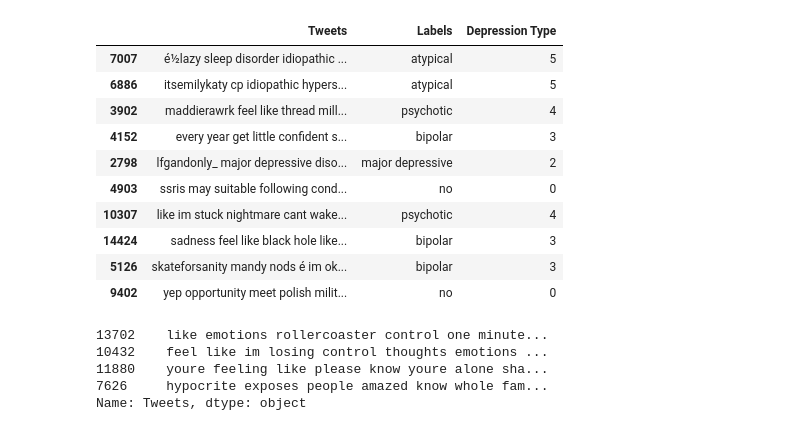
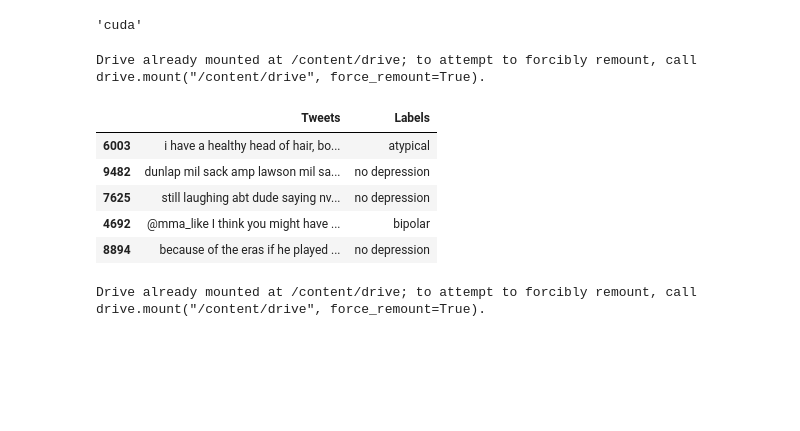
Before and after one commit to shrimpeu/AI-Final-Project, a Jupyter notebook: BERT.ipynb, the cells around one changed output. Saved outputs shown, nothing was run; the diff lists cells and outputs as text; code cells hidden in the pictures; blank space fills up the shorter version.

```diff
--- a/BERT.ipynb
+++ b/BERT.ipynb
@@ -131,35 +0,0 @@ Name: count, dtype: int64
-# %%
-label_mapping = {
-    'no': 0,
-    'postpartum': 1,
-    'major depressive': 2,
-    'bipolar': 3,
-    'psychotic': 4,
-    'atypical': 5
-}
-
-df_balanced['Depression Type'] = df_balanced['Labels'].apply(lambda x: label_mapping[x])
-df_balanced.sample(10)
-# %% [output]
-|  | Tweets | Labels | Depression Type |
-| 7007 | é½lazy sleep disorder idiopathic ... | atypical | 5 |
-| 6886 | itsemilykaty cp idiopathic hypers... | atypical | 5 |
-| 3902 | maddierawrk feel like thread mill... | psychotic | 4 |
-| 4152 | every year get little confident s... | bipolar | 3 |
-| 2798 | lfgandonly_ major depressive diso... | major depressive | 2 |
-| 4903 | ssris may suitable following cond... | no | 0 |
-| 10307 | like im stuck nightmare cant wake... | psychotic | 4 |
-| 14424 | sadness feel like black hole like... | bipolar | 3 |
-| 5126 | skateforsanity mandy nods é im ok... | bipolar | 3 |
-| 9402 | yep opportunity meet polish milit... | no | 0 |
-# %%
-from sklearn.model_selection import train_test_split
-
-X_train, X_test, y_train, y_test = train_test_split(df_balanced['Tweets'], df_balanced['Depression Type'], stratify=df_balanced['Depression Type'])
-X_train.head(4)
-# %% [output]
-13702    like emotions rollercoaster control one minute...
-10432    feel like im losing control thoughts emotions ...
-11880    youre feeling like please know youre alone sha...
-7626     hypocrite exposes people amazed know whole fam...
-Name: Tweets, dtype: object
@@ -165,0 +17,41 @@ Name: Tweets, dtype: object
+# %%
+from torch import cuda
+device = 'cuda' if cuda.is_available() else 'cpu'
+device
+# %% [output]
+'cuda'
+# %%
+drive.mount('/content/drive')
+
+# Set the file path to the Google Drive file
+file_path = "/content/drive/MyDrive/Nusrat_Dataset (1).csv"
+
+df_org = pd.read_csv(file_path)
+
+# Convert all labels to lowercase and strip any leading/trailing whitespace
+df_org['Labels'] = df_org['Labels'].str.lower().str.strip()
+
+# Replace 'no' with 'no depression'
+df_org['Labels'] = df_org['Labels'].replace('no', 'no depression')
+
+df_org.dropna(inplace=True)
+
+# Shuffle the DataFrame
+df_org = df_org.sample(frac=1.0, random_state=42)
+
+
+# Display the first few rows
+df_org.head()
+# %% [output]
+Drive already mounted at /content/drive; to attempt to forcibly remount, call drive.mount("/content/drive", force_remount=True).
+|  | Tweets | Labels |
+| 6003 | i have a healthy head of hair, bo... | atypical |
+| 9482 | dunlap mil sack amp lawson mil sa... | no depression |
+| 7625 | still laughing abt dude saying nv... | no depression |
+| 4692 | @mma_like I think you might have ... | bipolar |
+| 8894 | because of the eras if he played ... | no depression |
+# %%
+from google.colab import drive
+drive.mount('/content/drive')
+# %% [output]
+Drive already mounted at /content/drive; to attempt to forcibly remount, call drive.mount("/content/drive", force_remount=True).
```
Also changed, not shown: parts of 53 cells of this notebook, 4 other files.
